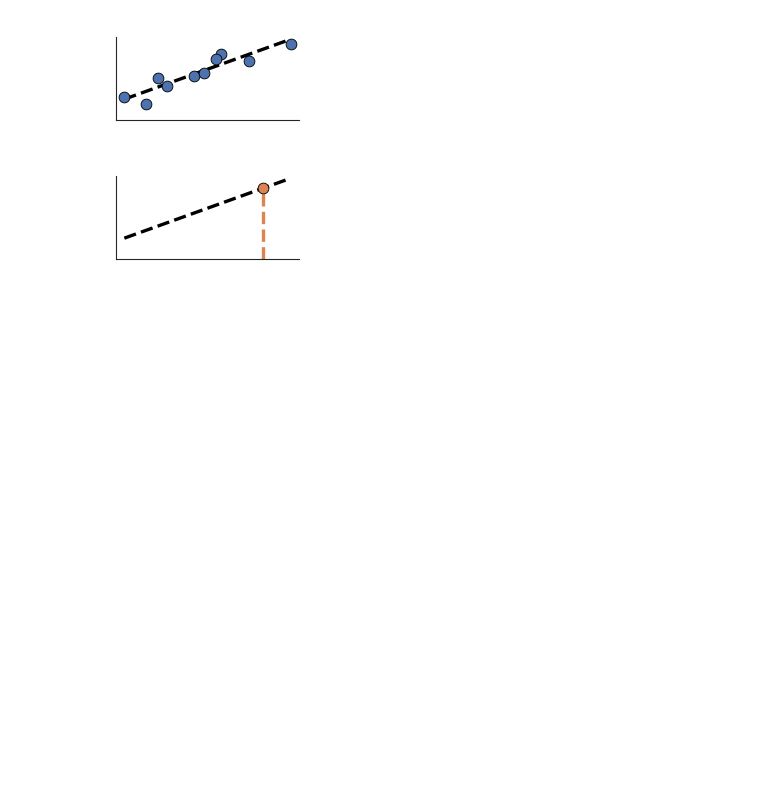
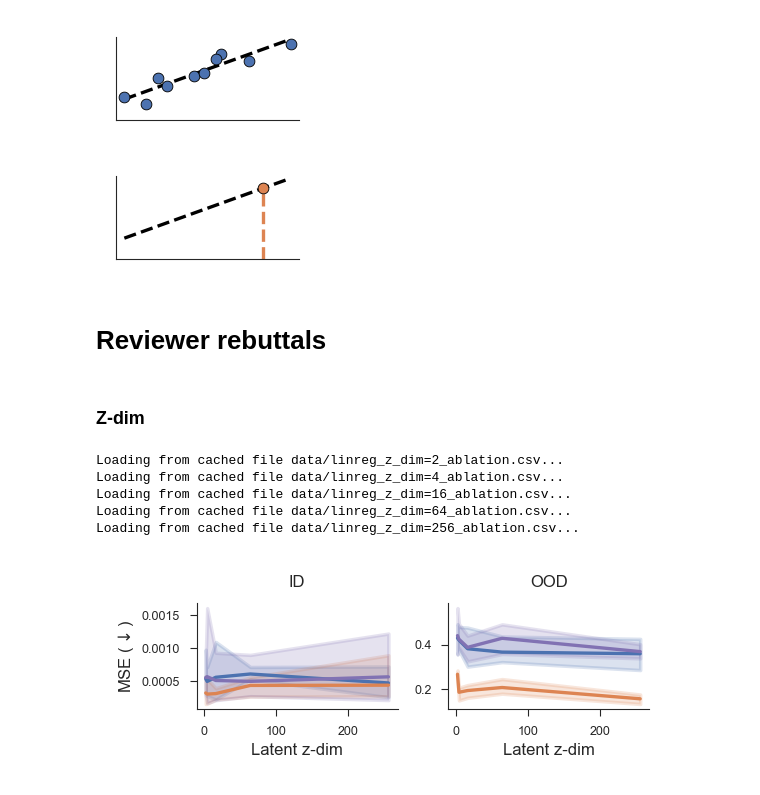
Before and after one commit to EricElmoznino/explicit_implicit_icl, a Jupyter notebook: notebooks/neurips/figures.ipynb, the cells around one changed output. Drawn from its saved outputs; the diff is of its cells as text; code cells hidden in the pictures; blank space fills up the shorter version.

Commit message:
Added rebuttal figures

```diff
--- a/notebooks/neurips/figures.ipynb
+++ b/notebooks/neurips/figures.ipynb
@@ -1465,3 +1508,55 @@ plt.show()
 [figure]
 [figure]
 [figure]
+# %% [markdown]
+# Reviewer rebuttals
+# %% [markdown]
+### Z-dim
+# %%
+data = []
+for z_dim in [2, 4, 16, 64, 256]:
+    data.append(
+        get_run_performances(
+            wandb_username="ericelmoznino",
+            dataset="linear-regression",
+            compare_across=[
+                "model",
+            ],
+            comparison_metrics=["val/iid_MSE", "val/far_MSE", "val/wide_MSE"],
+            mode="min",
+            filters={
+                "config.model_config.context_model.z_dim": z_dim,
+                "tags": {"$in": ["z_dim_ablation"]},
+            },
+            save_path=f"data/linreg_z_dim={z_dim}_ablation.csv",
+        ).assign(z_dim=z_dim)
+    )
+data = pd.concat(data)
+
+fig, axs = plt.subplots(nrows=1, ncols=2, figsize=(2.75, 1))
+
+for i, metric in enumerate(["val/iid_MSE", "val/wide_MSE"]):
+    model_comparison_lineplot(
+        data=data,
+        metric=metric,
+        metric_short_name=r"MSE ($\downarrow$)",
+        x_col="z_dim",
+        x_short_name="Latent z-dim",
+        err_kws={"linewidth": 1.25},
+        ax=axs[i],
+    )
+    axs[i].set_title({"val/iid_MSE": "ID", "val/wide_MSE": "OOD"}[metric])
+    axs[i].legend().remove()
+
+for i in range(1, axs.shape[0]):
+    axs[i].set(ylabel=None)
+
+fig.savefig("saved/reviewer_rebuttal_z_dim.pdf")
+plt.show()
+# %% [output]
+Loading from cached file data/linreg_z_dim=2_ablation.csv...
+Loading from cached file data/linreg_z_dim=4_ablation.csv...
+Loading from cached file data/linreg_z_dim=16_ablation.csv...
+Loading from cached file data/linreg_z_dim=64_ablation.csv...
+Loading from cached file data/linreg_z_dim=256_ablation.csv...
+[figure, added]
```
Also changed, not shown: parts of 4 cells of this notebook, 8 other files.
